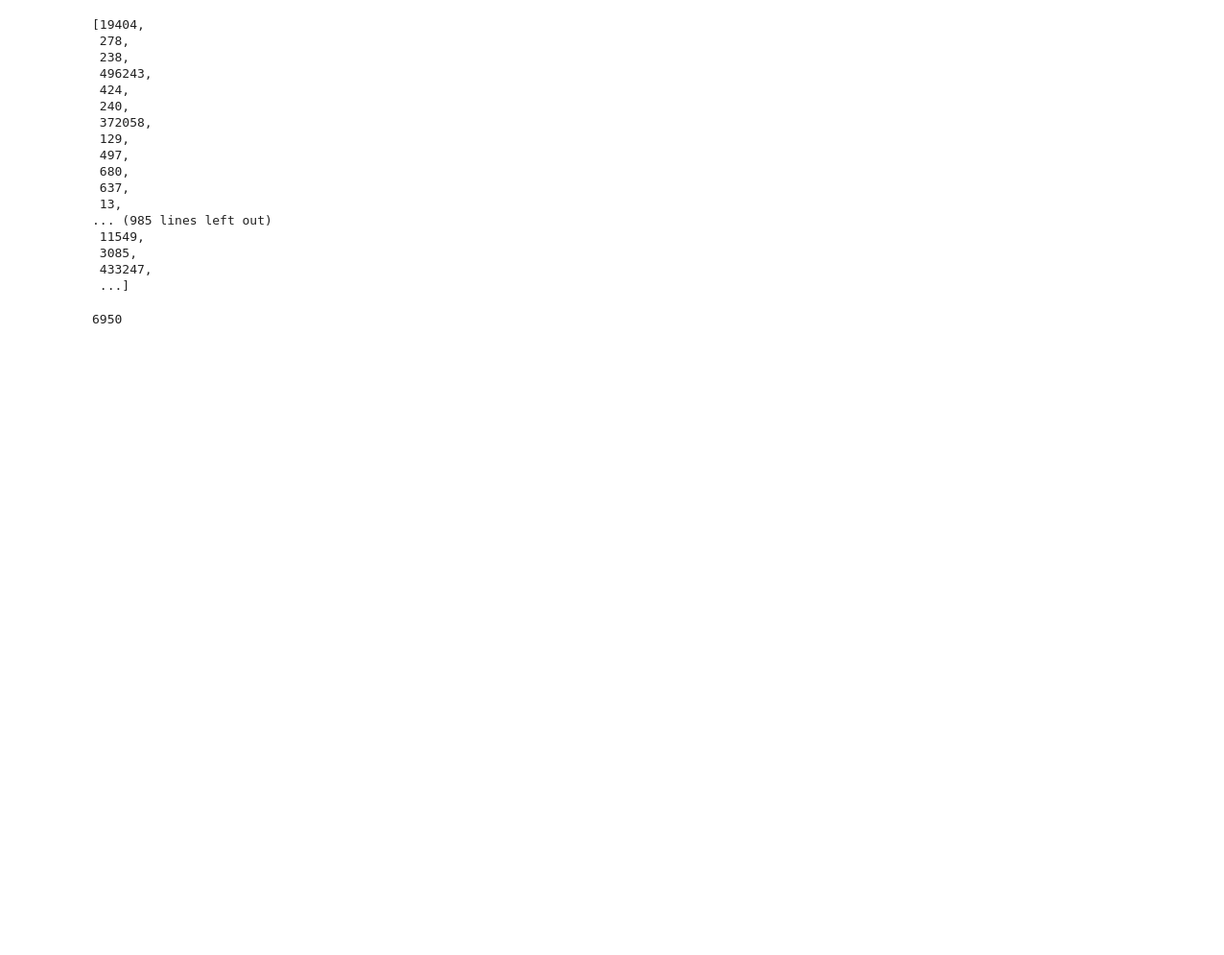
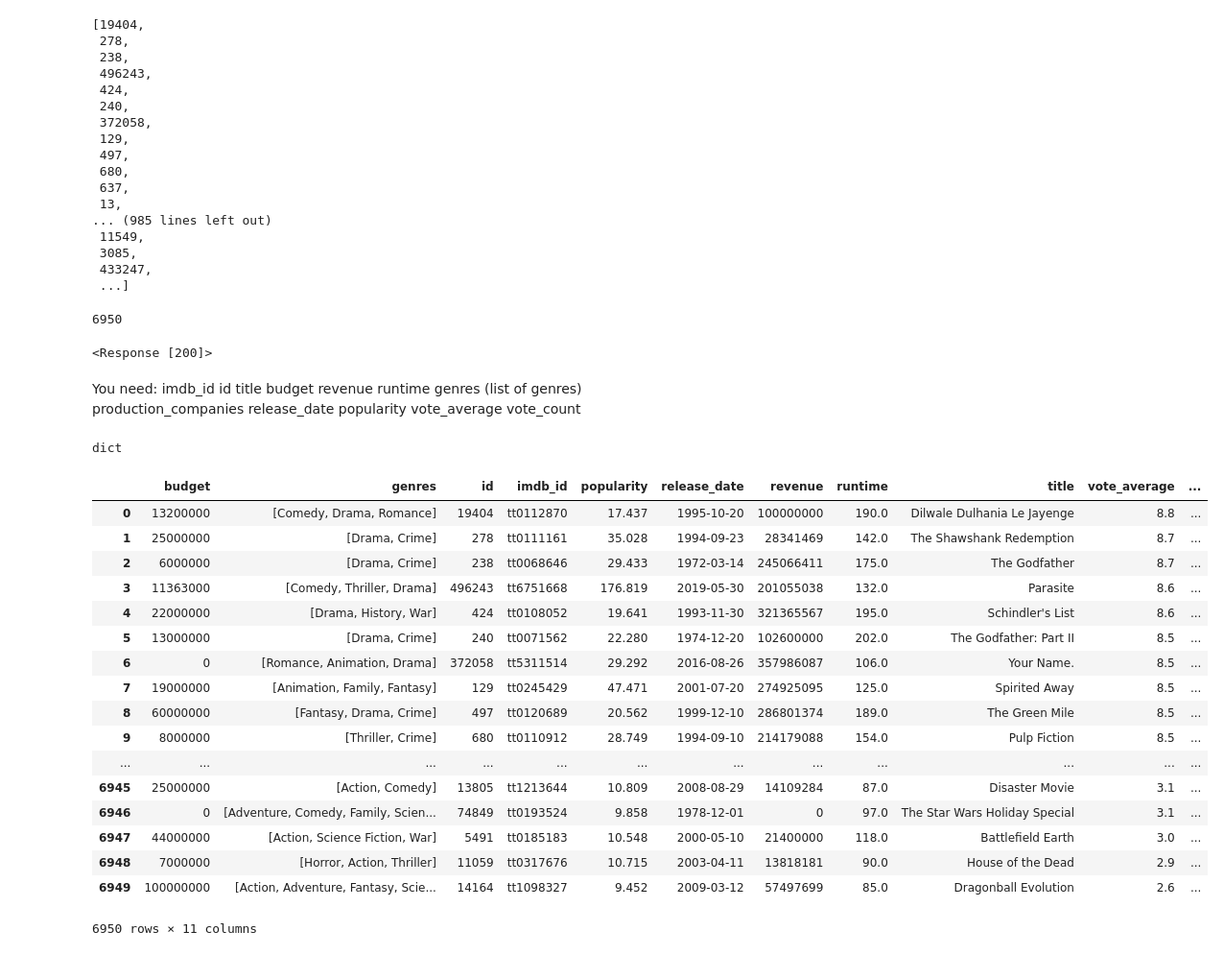
Before and after one commit to chrispfchung/mediaproject, a Jupyter notebook: moviedb.org data gathering.ipynb, the cells around one changed output. Shown at 96% size. Drawn from its saved outputs; the diff is of its cells as text; code cells hidden in the pictures; blank space fills up the shorter version.

Commit message:
added all top rateted movies and started new notebook for scraping  missing data

```diff
--- a/moviedb.org data gathering.ipynb
+++ b/moviedb.org data gathering.ipynb
@@ -46,7 +47,68 @@ for i in pages:
  3085,
  433247,
  ...]
-# %%
-len(all_ids)
-# %% [output]
-6950
+# %%
+len(all_ids) # now that we have all 6950, let's continue
+# %% [output]
+6950
+# %%
+requests.get(f'https://api.themoviedb.org/3/movie/278?api_key=52aab80dea7e8b6ea52275d87da6b430&language=en-US')
+# %% [output]
+<Response [200]>
+# %% [markdown]
+You need:
+imdb_id
+id
+title
+budget
+revenue
+runtime
+genres (list of genres)
+production_companies
+release_date
+popularity
+vote_average
+vote_count
+# %%
+import pandas as pd
+response = requests.get(f'https://api.themoviedb.org/3/movie/278?api_key=52aab80dea7e8b6ea52275d87da6b430&language=en-US')
+get = response.json()
+movie_details = {'imdb_id':get['imdb_id'], 'id':get['id']}
+type(movie_details)
+#get genres later with some type of loop
+# %% [output]
+dict
+# %%
+# now we will take our all_ids list and input each id into our "Get Details" API Call
+from tqdm import tqdm # show progress bar
+all_movie_details = []
+for i in tqdm(all_ids):
+    response = requests.get(f'https://api.themoviedb.org/3/movie/{i}?api_key=52aab80dea7e8b6ea52275d87da6b430&language=en-US')
+    get = response.json()
+    all_genres = [list(i.values())[1] for i in get['genres']] #create list comprehension to get only genre names
+    all_movie_details.append({'imdb_id':get['imdb_id'], 'id':get['id'], 'title':get['title'],
+                    'budget':get['budget'], 'revenue':get['revenue'], 'runtime':get['runtime'],
+                     'genres': all_genres, 'release_date': get['release_date'],
+                    'popularity': get['popularity'], 'vote_average': get['vote_average'],
+                    'vote_count': get['vote_count']}) # create dictionary of every movie detail
+pd.DataFrame(all_movie_details).to_csv('movieDB_API_movies.csv') # create csv file to prevent re running
+pd.DataFrame(all_movie_details) # view data as dataframe
+# %% [output]
+|  | budget | genres | id | imdb_id | popularity | release_date | revenue | runtime | title | vote_average | ... |
+| 0 | 13200000 | [Comedy, Drama, Romance] | 19404 | tt0112870 | 17.437 | 1995-10-20 | 100000000 | 190.0 | Dilwale Dulhania Le Jayenge | 8.8 | ... |
+| 1 | 25000000 | [Drama, Crime] | 278 | tt0111161 | 35.028 | 1994-09-23 | 28341469 | 142.0 | The Shawshank Redemption | 8.7 | ... |
+| 2 | 6000000 | [Drama, Crime] | 238 | tt0068646 | 29.433 | 1972-03-14 | 245066411 | 175.0 | The Godfather | 8.7 | ... |
+| 3 | 11363000 | [Comedy, Thriller, Drama] | 496243 | tt6751668 | 176.819 | 2019-05-30 | 201055038 | 132.0 | Parasite | 8.6 | ... |
+| 4 | 22000000 | [Drama, History, War] | 424 | tt0108052 | 19.641 | 1993-11-30 | 321365567 | 195.0 | Schindler's List | 8.6 | ... |
+| 5 | 13000000 | [Drama, Crime] | 240 | tt0071562 | 22.280 | 1974-12-20 | 102600000 | 202.0 | The Godfather: Part II | 8.5 | ... |
+| 6 | 0 | [Romance, Animation, Drama] | 372058 | tt5311514 | 29.292 | 2016-08-26 | 357986087 | 106.0 | Your Name. | 8.5 | ... |
+| 7 | 19000000 | [Animation, Family, Fantasy] | 129 | tt0245429 | 47.471 | 2001-07-20 | 274925095 | 125.0 | Spirited Away | 8.5 | ... |
+| 8 | 60000000 | [Fantasy, Drama, Crime] | 497 | tt0120689 | 20.562 | 1999-12-10 | 286801374 | 189.0 | The Green Mile | 8.5 | ... |
+| 9 | 8000000 | [Thriller, Crime] | 680 | tt0110912 | 28.749 | 1994-09-10 | 214179088 | 154.0 | Pulp Fiction | 8.5 | ... |
+| ... | ... | ... | ... | ... | ... | ... | ... | ... | ... | ... | ... |
+| 6945 | 25000000 | [Action, Comedy] | 13805 | tt1213644 | 10.809 | 2008-08-29 | 14109284 | 87.0 | Disaster Movie | 3.1 | ... |
+| 6946 | 0 | [Adventure, Comedy, Family, Scien... | 74849 | tt0193524 | 9.858 | 1978-12-01 | 0 | 97.0 | The Star Wars Holiday Special | 3.1 | ... |
+| 6947 | 44000000 | [Action, Science Fiction, War] | 5491 | tt0185183 | 10.548 | 2000-05-10 | 21400000 | 118.0 | Battlefield Earth | 3.0 | ... |
+| 6948 | 7000000 | [Horror, Action, Thriller] | 11059 | tt0317676 | 10.715 | 2003-04-11 | 13818181 | 90.0 | House of the Dead | 2.9 | ... |
+| 6949 | 100000000 | [Action, Adventure, Fantasy, Scie... | 14164 | tt1098327 | 9.452 | 2009-03-12 | 57497699 | 85.0 | Dragonball Evolution | 2.6 | ... |
+6950 rows × 11 columns
```
Also changed, not shown: parts of 2 cells of this notebook, 3 other files.
